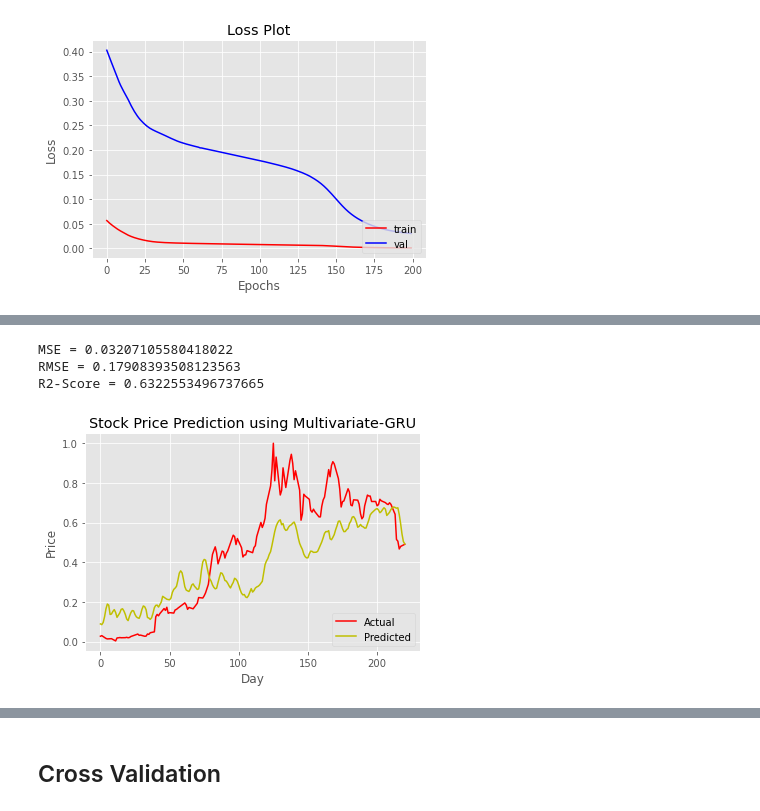
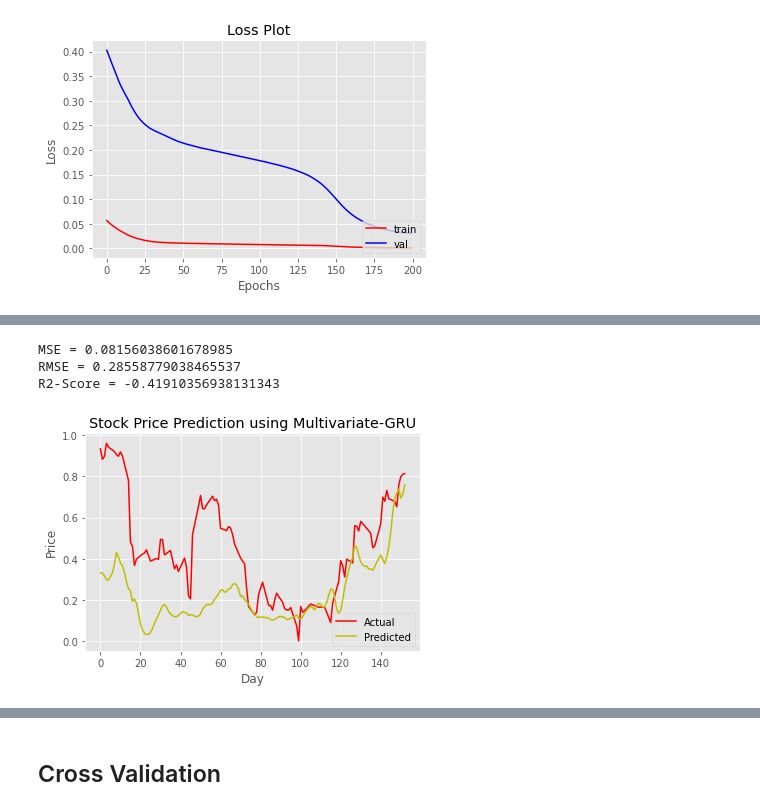
Before and after one commit to herrfeder/DataScientist, a Jupyter notebook: Project_05_Capstone_Stock_Chart_Analysis/05_model_GRU.ipynb, the cells around one changed output, grey strips where cells are left out. Cells and saved outputs as stored; diff of their text form; code cells hidden in the pictures.

```diff
--- a/Project_05_Capstone_Stock_Chart_Analysis/05_model_GRU.ipynb
+++ b/Project_05_Capstone_Stock_Chart_Analysis/05_model_GRU.ipynb
@@ -263,11 +199,11 @@ forecast_exp = sc.fit_transform(forecast_exp)
 # %%
-mse,rmse,r2_value,true,predicted = evaluate_model(model, forecast_exp, 5)
+mse,rmse,r2_value,true,predicted = evaluate_model(model, test, 5)
 print("MSE =",mse)
 print("RMSE =",rmse)
 print("R2-Score =",r2_value)
 plot_data(true,predicted)
 # %% [output]
-MSE = 0.03207105580418022
-RMSE = 0.17908393508123563
-R2-Score = 0.6322553496737665
+MSE = 0.08156038601678985
+RMSE = 0.28558779038465537
+R2-Score = -0.41910356938131343
-[figure, old version]
+[figure, new version]
```
Also changed, not shown: parts of 42 cells of this notebook, 3 other files.
